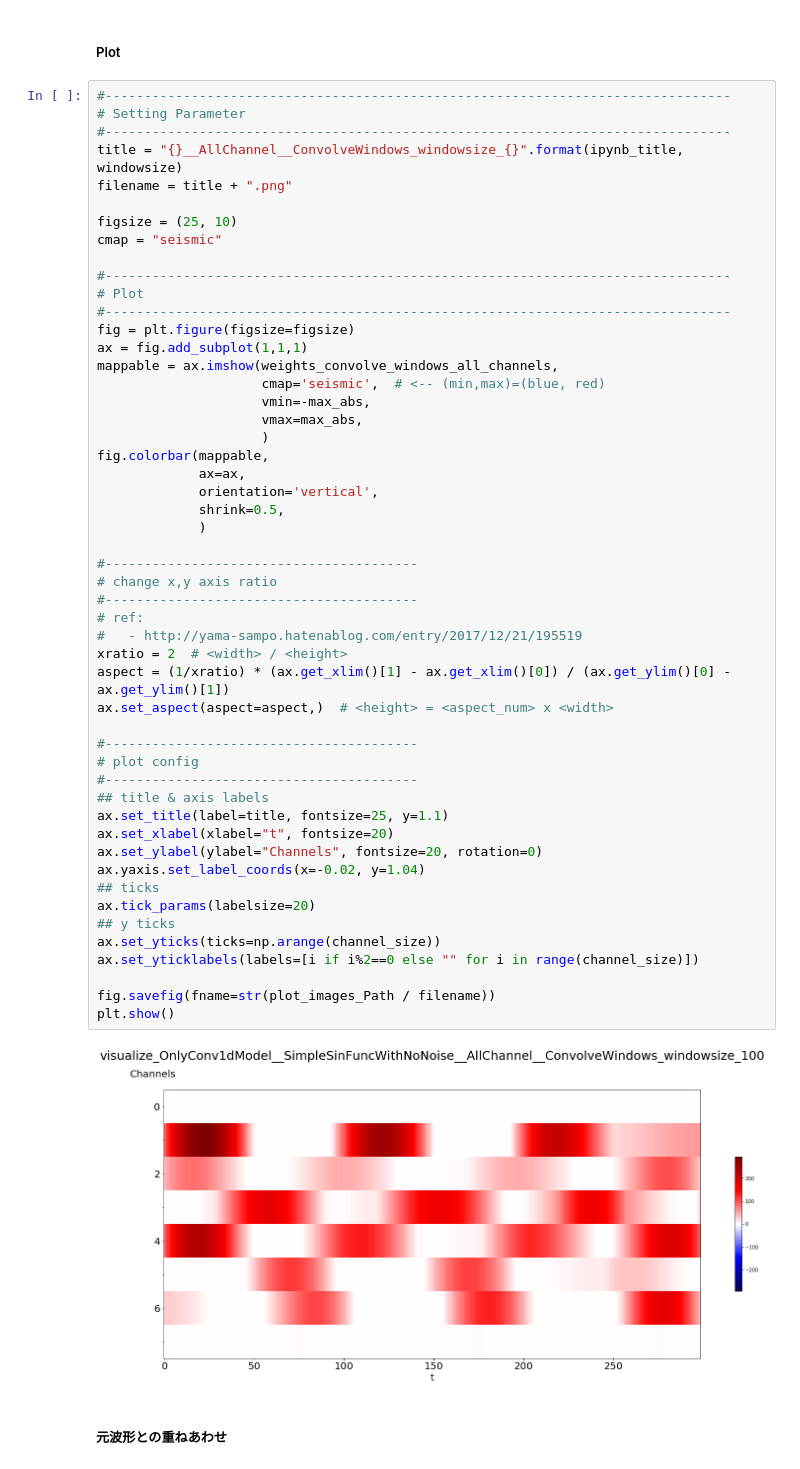
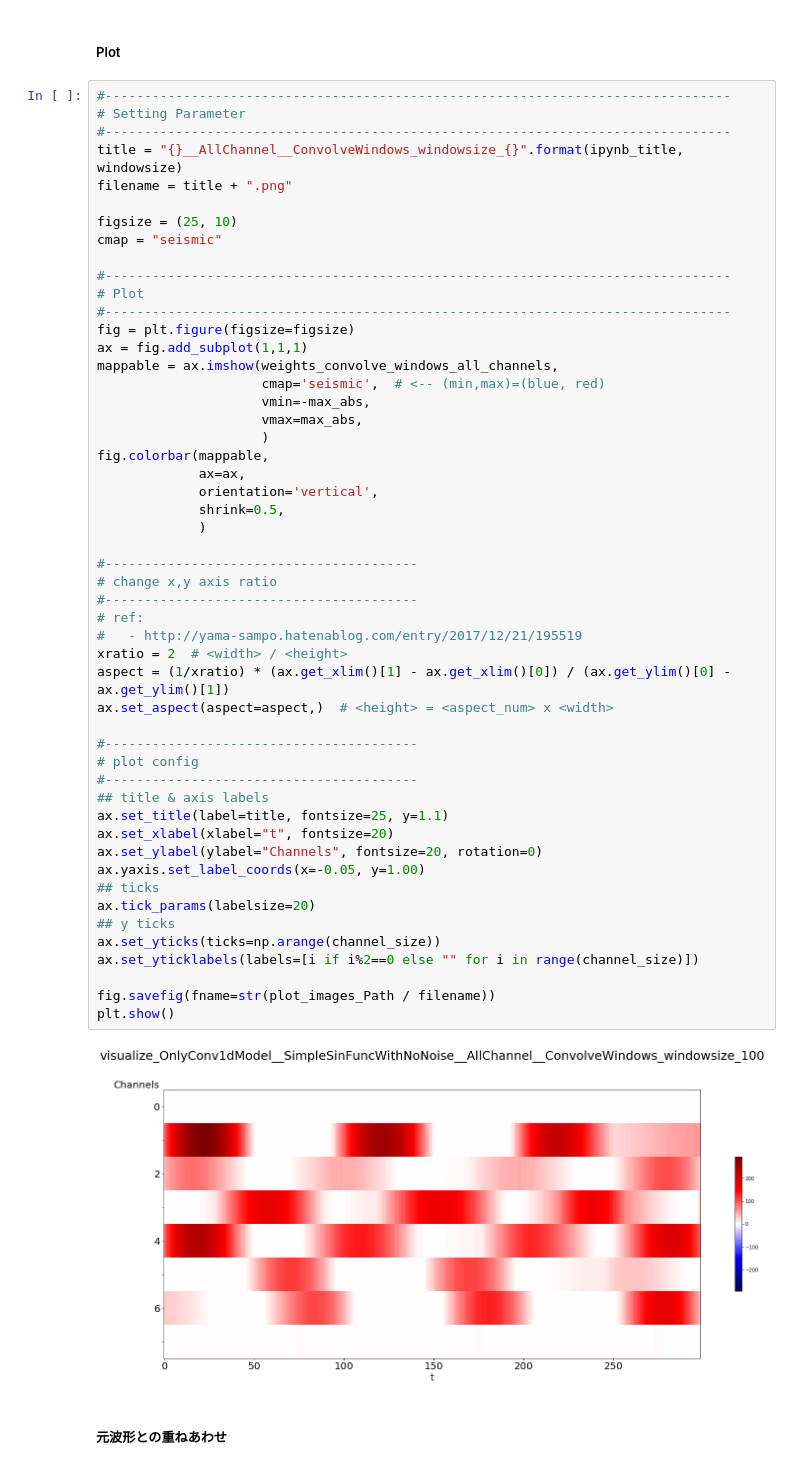
Before and after one commit to pollenjp/article_script, a Jupyter notebook: 20180719_visualize_Conv1d_output__in_kabuku/notebooks/visualize_OnlyConv1dModel__SimpleSinFuncWithNoNoise.ipynb, the cells around one changed output. Drawn from its saved outputs; the diff is of its cells as text.

```diff
--- a/20180719_visualize_Conv1d_output__in_kabuku/notebooks/visualize_OnlyConv1dModel__SimpleSinFuncWithNoNoise.ipynb
+++ b/20180719_visualize_Conv1d_output__in_kabuku/notebooks/visualize_OnlyConv1dModel__SimpleSinFuncWithNoNoise.ipynb
@@ -623,35 +623,35 @@ fig.colorbar(mappable,
              ax=ax,
              orientation='vertical',
              shrink=0.5,
              )
 
 #----------------------------------------
 # change x,y axis ratio
 #----------------------------------------
 # ref:
 #   - http://yama-sampo.hatenablog.com/entry/2017/12/21/195519
 xratio = 2  # <width> / <height>
 aspect = (1/xratio) * (ax.get_xlim()[1] - ax.get_xlim()[0]) / (ax.get_ylim()[0] - ax.get_ylim()[1])
 ax.set_aspect(aspect=aspect,)  # <height> = <aspect_num> x <width>
 
 #----------------------------------------
 # plot config
 #----------------------------------------
 ## title & axis labels
 ax.set_title(label=title, fontsize=25, y=1.1)
 ax.set_xlabel(xlabel="t", fontsize=20)
 ax.set_ylabel(ylabel="Channels", fontsize=20, rotation=0)
-ax.yaxis.set_label_coords(x=-0.02, y=1.04)
+ax.yaxis.set_label_coords(x=-0.05, y=1.00)
 ## ticks
 ax.tick_params(labelsize=20)
 ## y ticks
 ax.set_yticks(ticks=np.arange(channel_size))
 ax.set_yticklabels(labels=[i if i%2==0 else "" for i in range(channel_size)])
 
 fig.savefig(fname=str(plot_images_Path / filename))
 plt.show()
 # %% [output]
-[figure, old version]
+[figure, new version]
 # %% [markdown]
 ##### 元波形との重ねあわせ
 # %% [markdown]
```
Also changed, not shown: parts of 2 cells of this notebook, 1 other file.
